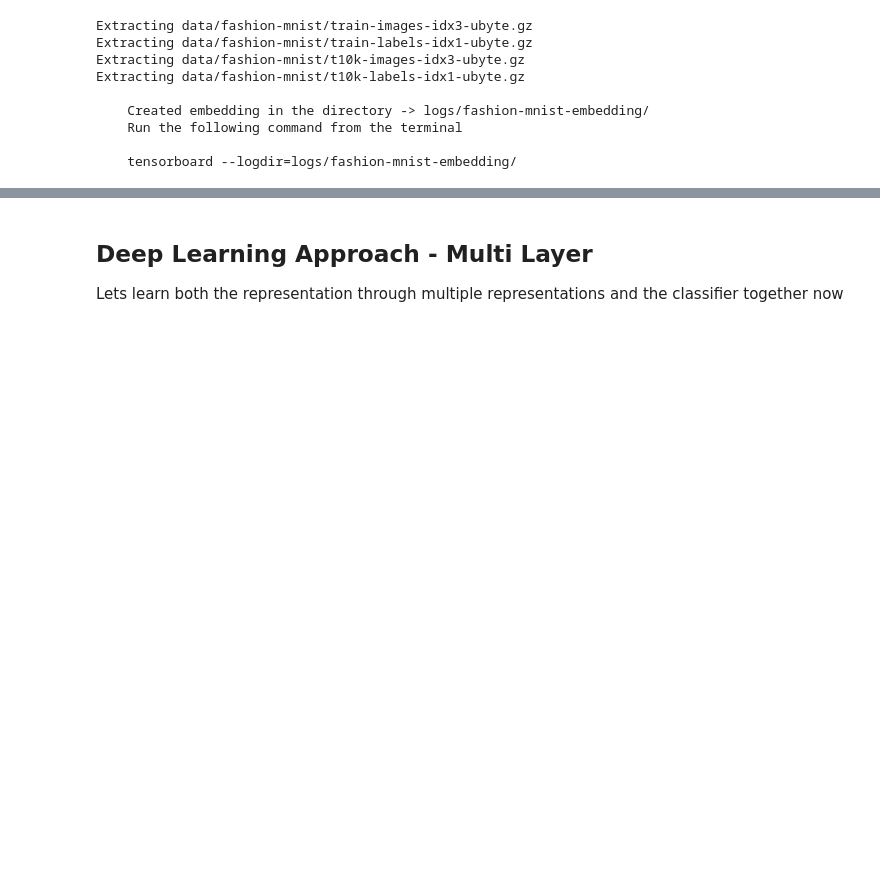
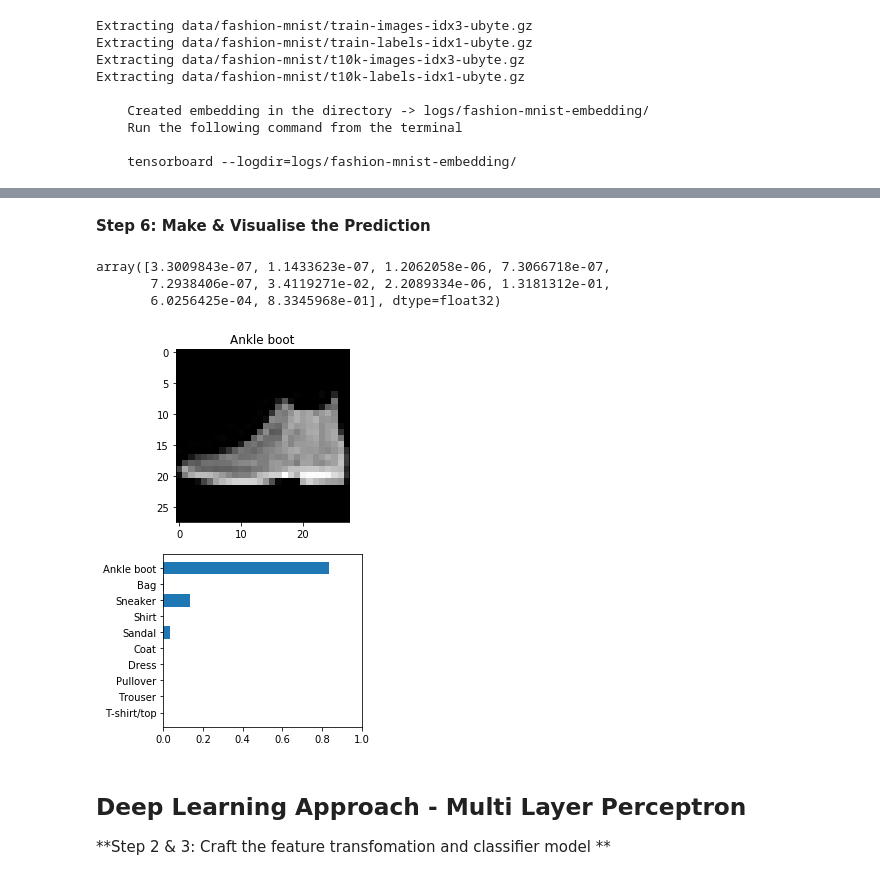
Before and after one commit to amitkaps/deep-learning, a Jupyter notebook: 01-Introduction.ipynb, the cells around one changed output, grey strips where cells are left out. Saved outputs shown, nothing was run; the diff lists cells and outputs as text; code cells hidden in the pictures; blank space fills up the shorter version.

```diff
--- a/01-Introduction.ipynb
+++ b/01-Introduction.ipynb
@@ -244,18 +326,11 @@ _________________________________________________________________
 # %%
-model_single_dl.compile(loss='categorical_crossentropy',
-              optimizer="sgd",
-              metrics=['accuracy'])
+model_single_dl.compile(loss='categorical_crossentropy', optimizer="sgd", metrics=['accuracy'])
 # %%
 tbCallBack = keras.callbacks.TensorBoard(log_dir='logs/single-dl')
 # %%
 %%time
-
-model_single_dl.fit(x_train_flatten_normalize, y_train_class,
-                    batch_size=batch_size,
-                    epochs=epochs,
-                    verbose=1,
-                    validation_data=(x_test_flatten_normalize, y_test_class),
-                    callbacks=[tbCallBack]
-         )
+model_single_dl.fit(x_train_flatten, y_train_class, batch_size=2, epochs=2, verbose=1,
+                    validation_data=(x_test_flatten, y_test_class),
+                    callbacks=[tbCallBack, history])
 # %% [output]
 Train on 60000 samples, validate on 10000 samples
@@ -297,7 +356,19 @@ Test accuracy: 0.8376
+# %% [markdown]
+**Step 6: Make & Visualise the Prediction**
+# %%
+model_single_dl.predict_proba(x_test_flatten)[0]
+# %% [output]
+array([3.3009843e-07, 1.1433623e-07, 1.2062058e-06, 7.3066718e-07,
+       7.2938406e-07, 3.4119271e-02, 2.2089334e-06, 1.3181312e-01,
+       6.0256425e-04, 8.3345968e-01], dtype=float32)
+# %%
+plot_prediction(0, x_test, y_test, x_test_flatten, model_single_dl)
+# %% [output]
+[figure, added]
 # %% [markdown]
-## Deep Learning Approach - Multi Layer
+## Deep Learning Approach - Multi Layer Perceptron
 
-Lets learn both the representation through multiple representations and the classifier together now
+**Step 2 & 3: Craft the feature transfomation and classifier model **
 # %%
 model_multi_dl = Sequential()
 model_multi_dl.add(Dense(100, input_shape=(784,), activation='sigmoid'))
```
Also changed, not shown: parts of 73 cells of this notebook, 1 other file.
